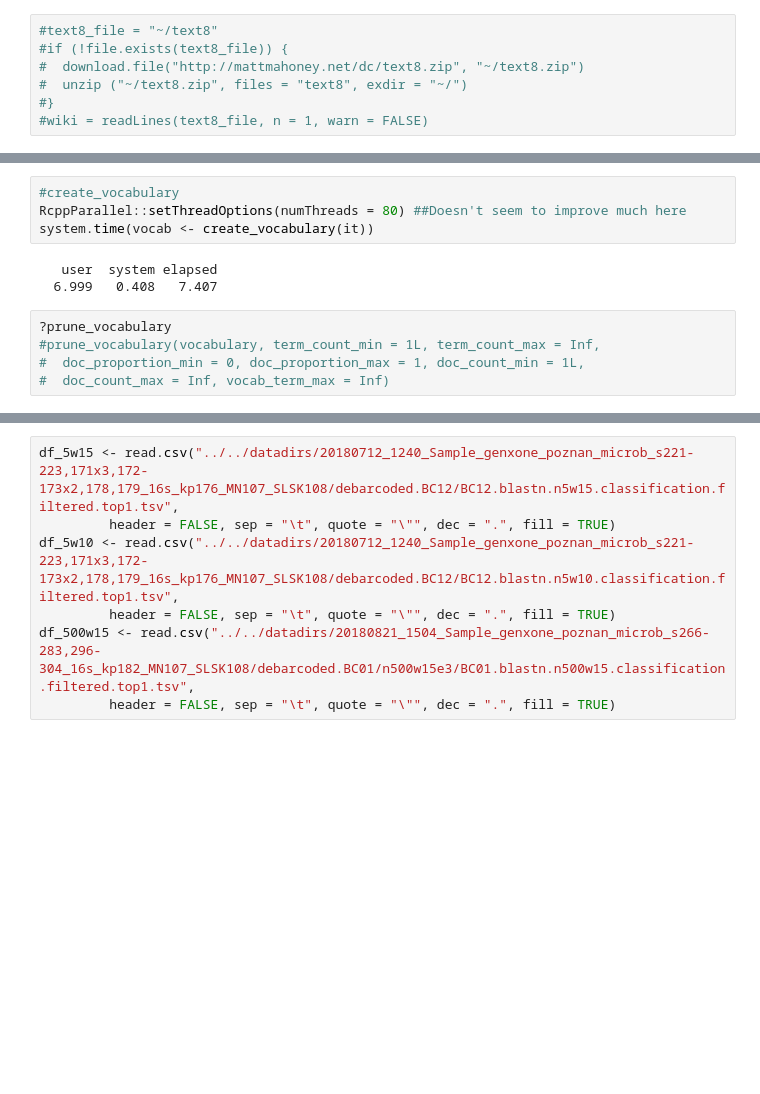
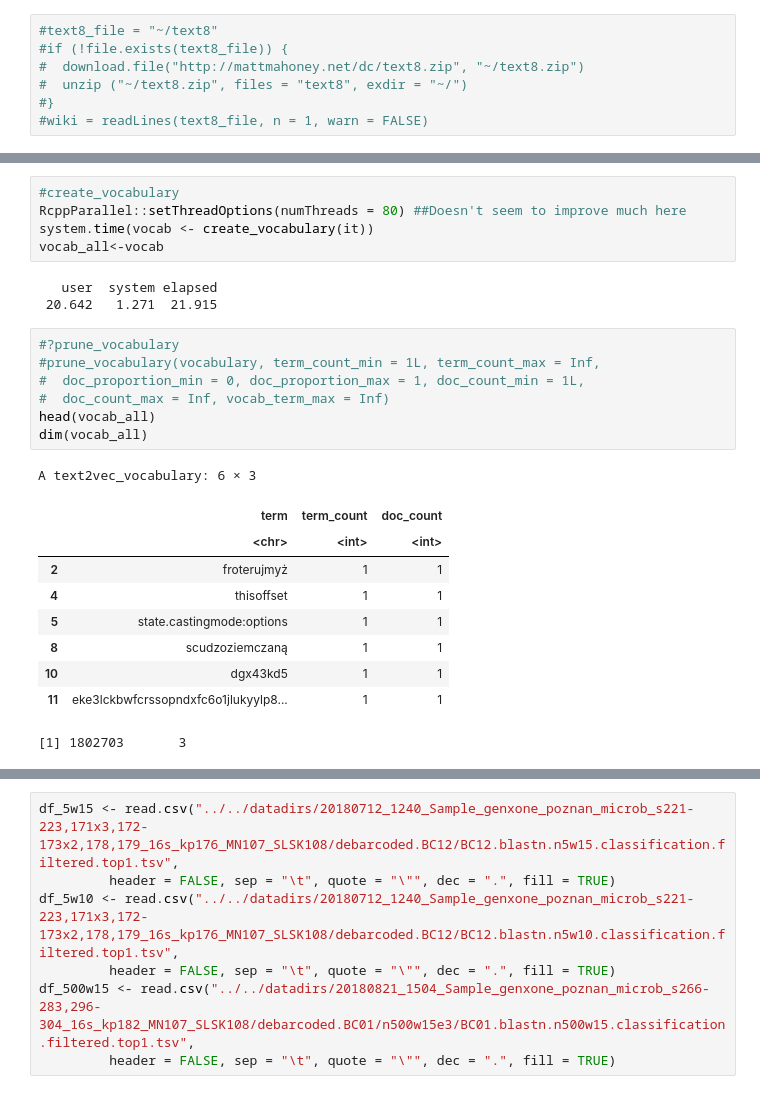
Before and after one commit to macieksk/hackyeah2019, a Jupyter notebook: jupyter_init_workspace/R_hackyeah2019_macieksk.ipynb, the cells around one changed output, grey strips where cells are left out. Cells and saved outputs as stored; diff of their text form; blank space fills up the shorter version.

```diff
--- a/jupyter_init_workspace/R_hackyeah2019_macieksk.ipynb
+++ b/jupyter_init_workspace/R_hackyeah2019_macieksk.ipynb
@@ -182,11 +218,25 @@ it
 #create_vocabulary
 RcppParallel::setThreadOptions(numThreads = 80) ##Doesn't seem to improve much here
 system.time(vocab <- create_vocabulary(it))
+vocab_all<-vocab
 # %% [output]
    user  system elapsed
-  6.999   0.408   7.407
+ 20.642   1.271  21.915
 # %%
-?prune_vocabulary
+#?prune_vocabulary
 #prune_vocabulary(vocabulary, term_count_min = 1L, term_count_max = Inf,
 #  doc_proportion_min = 0, doc_proportion_max = 1, doc_count_min = 1L,
 #  doc_count_max = Inf, vocab_term_max = Inf)
+head(vocab_all)
+dim(vocab_all)
+# %% [output]
+A text2vec_vocabulary: 6 × 3
+|  | term | term_count | doc_count |
+|  | <chr> | <int> | <int> |
+| 2 | froterujmyż | 1 | 1 |
+| 4 | thisoffset | 1 | 1 |
+| 5 | state.castingmode:options | 1 | 1 |
+| 8 | scudzoziemczaną | 1 | 1 |
+| 10 | dgx43kd5 | 1 | 1 |
+| 11 | eke3lckbwfcrssopndxfc6o1jlukyylp8... | 1 | 1 |
+[1] 1802703       3
```
Also changed, not shown: parts of 20 cells of this notebook.
